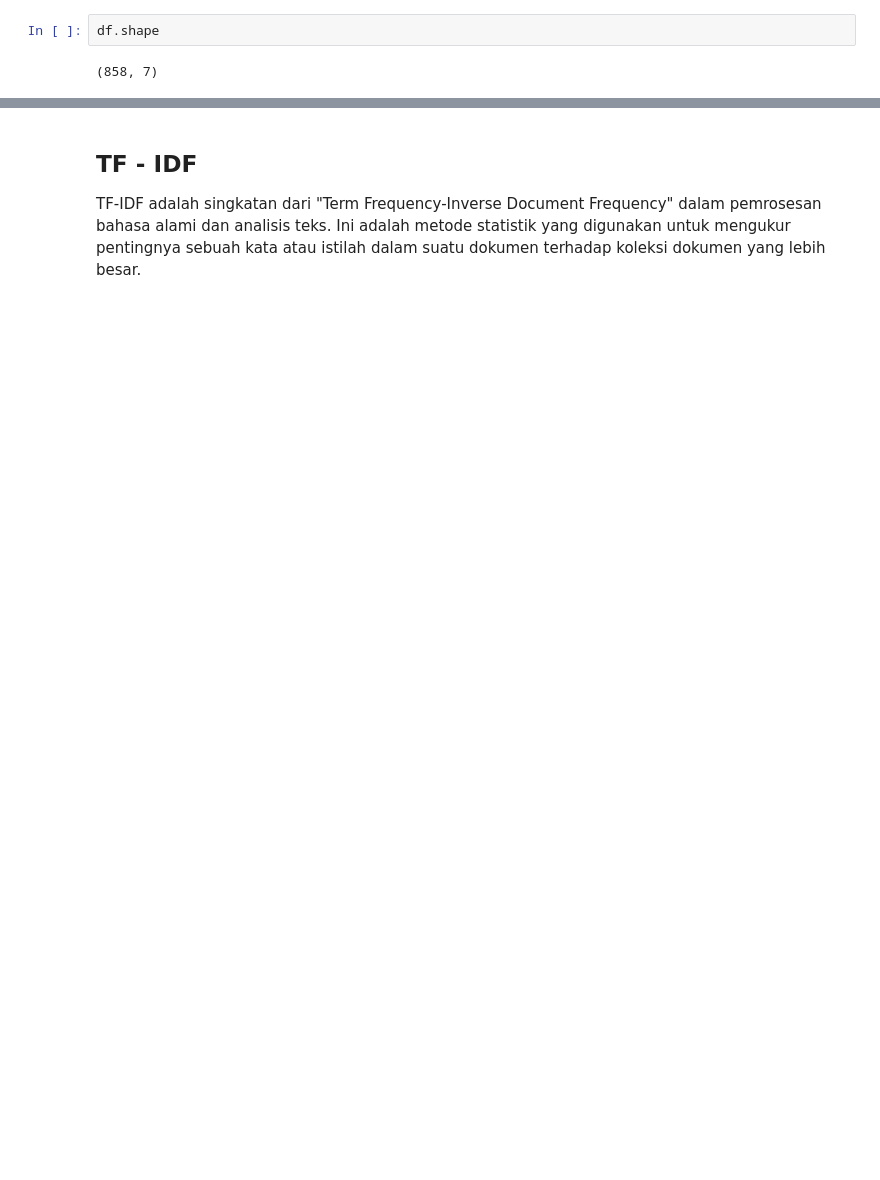
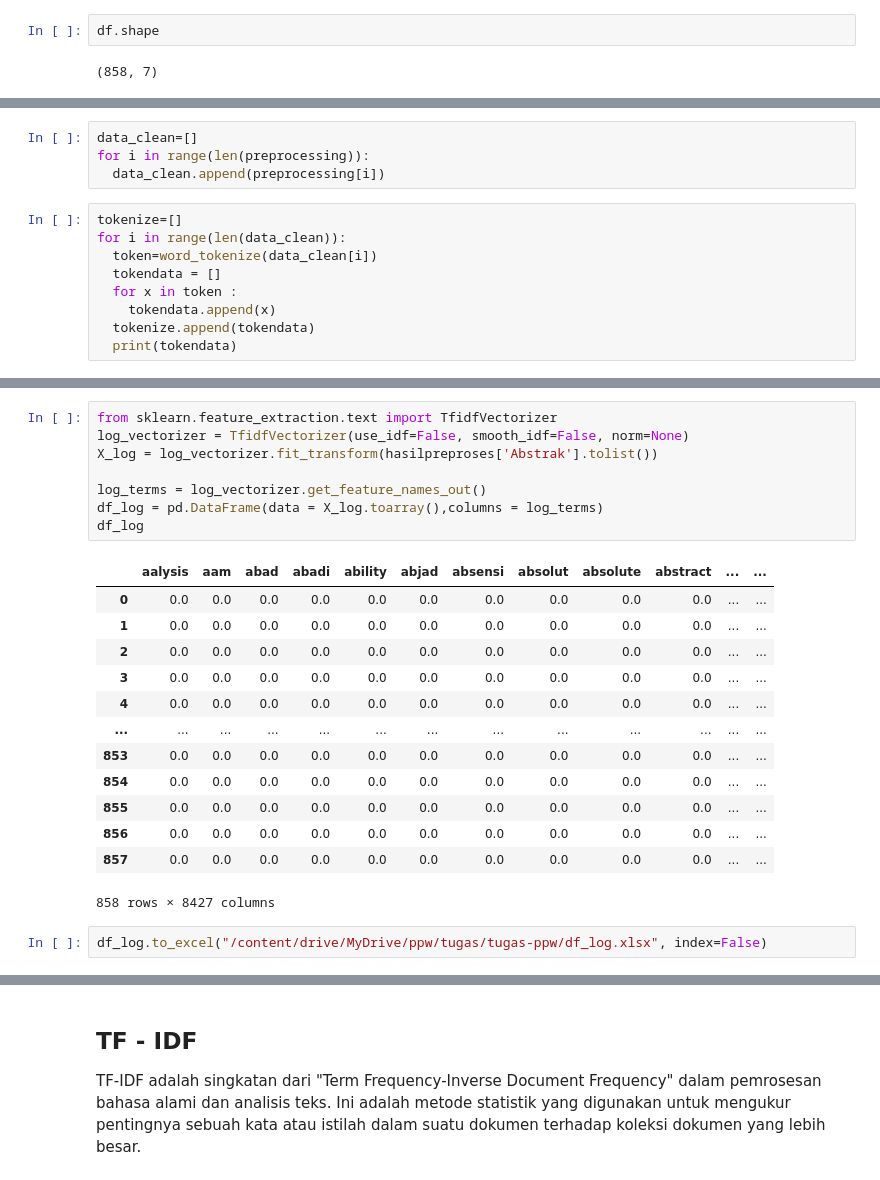
Before and after one commit to ArbilShofiyurrahman/ppw, a Jupyter notebook: _sources/tugas-ppw/Tugas2.ipynb, the cells around one changed output, grey strips where cells are left out. Saved outputs shown, nothing was run; the diff lists cells and outputs as text; blank space fills up the shorter version.

```diff
--- a/_sources/tugas-ppw/Tugas2.ipynb
+++ b/_sources/tugas-ppw/Tugas2.ipynb
@@ -514,0 +110,13 @@ one_hot_df.to_excel('one_hot_df.xlsx', index=False)
+# %%
+data_clean=[]
+for i in range(len(preprocessing)):
+  data_clean.append(preprocessing[i])
+# %%
+tokenize=[]
+for i in range(len(data_clean)):
+  token=word_tokenize(data_clean[i])
+  tokendata = []
+  for x in token :
+    tokendata.append(x)
+  tokenize.append(tokendata)
+  print(tokendata)
@@ -514,0 +247,24 @@ one_hot_df.to_excel('one_hot_df.xlsx', index=False)
+# %%
+from sklearn.feature_extraction.text import TfidfVectorizer
+log_vectorizer = TfidfVectorizer(use_idf=False, smooth_idf=False, norm=None)
+X_log = log_vectorizer.fit_transform(hasilpreproses['Abstrak'].tolist())
+
+log_terms = log_vectorizer.get_feature_names_out()
+df_log = pd.DataFrame(data = X_log.toarray(),columns = log_terms)
+df_log
+# %% [output]
+|  | aalysis | aam | abad | abadi | ability | abjad | absensi | absolut | absolute | abstract | ... | ... |
+| 0 | 0.0 | 0.0 | 0.0 | 0.0 | 0.0 | 0.0 | 0.0 | 0.0 | 0.0 | 0.0 | ... | ... |
+| 1 | 0.0 | 0.0 | 0.0 | 0.0 | 0.0 | 0.0 | 0.0 | 0.0 | 0.0 | 0.0 | ... | ... |
+| 2 | 0.0 | 0.0 | 0.0 | 0.0 | 0.0 | 0.0 | 0.0 | 0.0 | 0.0 | 0.0 | ... | ... |
+| 3 | 0.0 | 0.0 | 0.0 | 0.0 | 0.0 | 0.0 | 0.0 | 0.0 | 0.0 | 0.0 | ... | ... |
+| 4 | 0.0 | 0.0 | 0.0 | 0.0 | 0.0 | 0.0 | 0.0 | 0.0 | 0.0 | 0.0 | ... | ... |
+| ... | ... | ... | ... | ... | ... | ... | ... | ... | ... | ... | ... | ... |
+| 853 | 0.0 | 0.0 | 0.0 | 0.0 | 0.0 | 0.0 | 0.0 | 0.0 | 0.0 | 0.0 | ... | ... |
+| 854 | 0.0 | 0.0 | 0.0 | 0.0 | 0.0 | 0.0 | 0.0 | 0.0 | 0.0 | 0.0 | ... | ... |
+| 855 | 0.0 | 0.0 | 0.0 | 0.0 | 0.0 | 0.0 | 0.0 | 0.0 | 0.0 | 0.0 | ... | ... |
+| 856 | 0.0 | 0.0 | 0.0 | 0.0 | 0.0 | 0.0 | 0.0 | 0.0 | 0.0 | 0.0 | ... | ... |
+| 857 | 0.0 | 0.0 | 0.0 | 0.0 | 0.0 | 0.0 | 0.0 | 0.0 | 0.0 | 0.0 | ... | ... |
+858 rows × 8427 columns
+# %%
+df_log.to_excel("/content/drive/MyDrive/ppw/tugas/tugas-ppw/df_log.xlsx", index=False)
```
Also changed, not shown: parts of 71 cells of this notebook, 13 other files.
